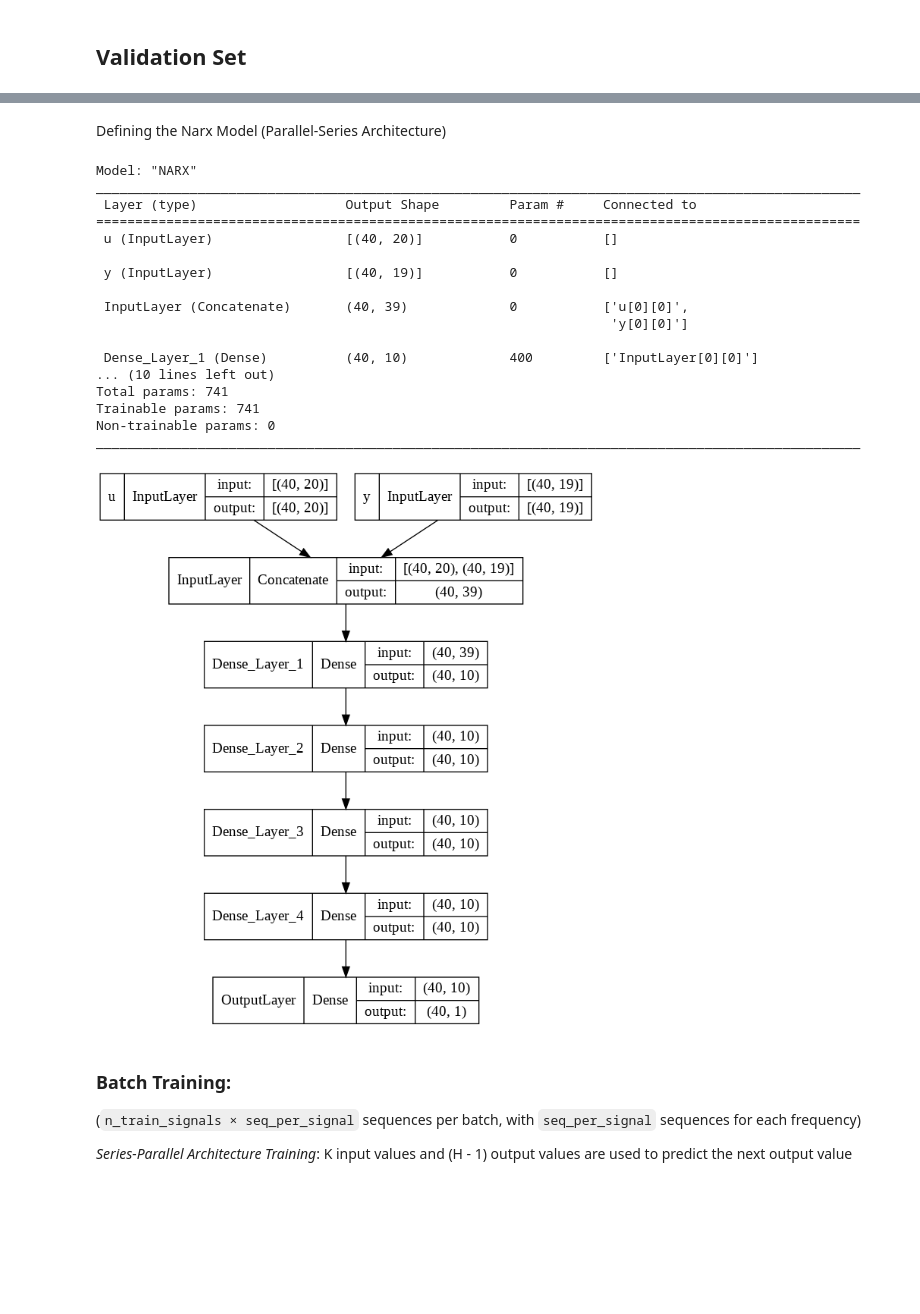
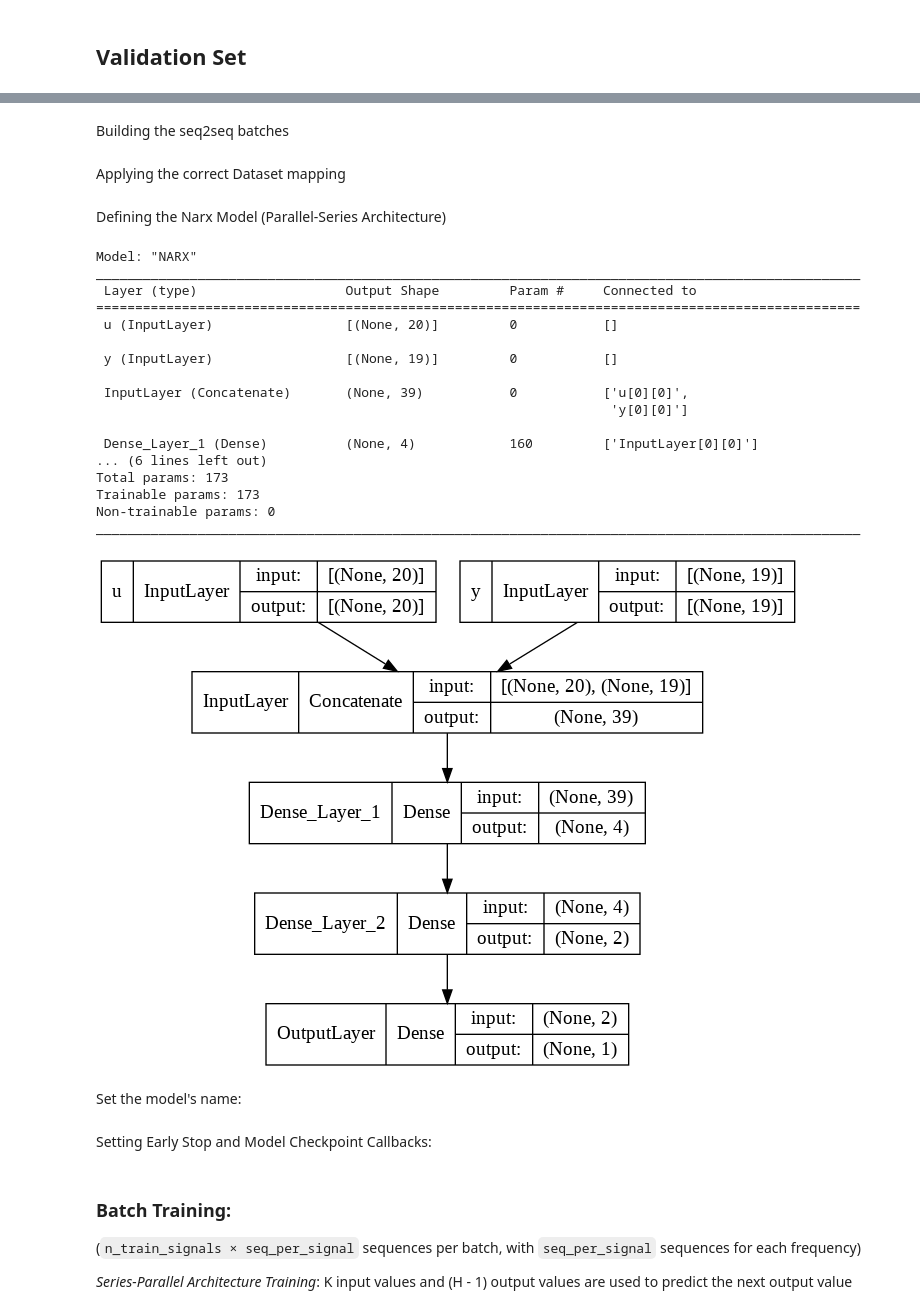
Before and after one commit to olivieromassi/Hysteresis-Modelling-with-Neural-Networks, a Jupyter notebook: NARXModelTraining.ipynb, the cells around one changed output, grey strips where cells are left out. Cells and saved outputs as stored; diff of their text form; code cells hidden in the pictures; blank space fills up the shorter version.

```diff
--- a/NARXModelTraining.ipynb
+++ b/NARXModelTraining.ipynb
@@ -306,0 +345,2 @@ print("Labels batch:" + str(labels))
+# %% [markdown]
+Building the seq2seq batches
@@ -306,0 +350,2 @@ print("Labels batch:" + str(labels))
+# %% [markdown]
+Applying the correct Dataset mapping
@@ -312,53 +363,54 @@ K = 20
 # Number of previous outputs
 H = 20
 
+# Units per layer
+A = [4, 2]
 # Number of layers
-L = 4
-# Units per layer
-A = [10, 10, 10, 10]
+L = len(A)
 
-train_batch_size = n_train_signals * seq_per_signal
+#train_batch_size = n_train_signals * seq_per_signal
+train_batch_size = None
 
 u = tf.keras.layers.Input(shape=(K), batch_size=train_batch_size, name='u')
 y = tf.keras.layers.Input(shape=(H-1), batch_size=train_batch_size, name='y')
 
 concatenate = tf.keras.layers.concatenate([u, y], name='InputLayer', axis=-1)
 
 for i in range(L):
     if i == 0:
         layer = tf.keras.layers.Dense(units=A[i],
                                       activation="tanh",
                                       name=f'Dense_Layer_{i+1}')(concatenate)
     else:
         layer = tf.keras.layers.Dense(units=A[i],
                                       activation="tanh",
                                       name=f'Dense_Layer_{i+1}')(layer)
 
 outputs = tf.keras.layers.Dense(1, activation='linear', name='OutputLayer')(layer)
 
 model = tf.keras.Model(inputs=[u, y], outputs=outputs, name='NARX')
 model.summary()
 
 tf.keras.utils.plot_model(model, show_shapes=True)
 # %% [output]
 Model: "NARX"
 __________________________________________________________________________________________________
  Layer (type)                   Output Shape         Param #     Connected to
 ==================================================================================================
- u (InputLayer)                 [(40, 20)]           0           []
+ u (InputLayer)                 [(None, 20)]         0           []
 
- y (InputLayer)                 [(40, 19)]           0           []
+ y (InputLayer)                 [(None, 19)]         0           []
 
- InputLayer (Concatenate)       (40, 39)             0           ['u[0][0]',
+ InputLayer (Concatenate)       (None, 39)           0           ['u[0][0]',
                                                                   'y[0][0]']
 
- Dense_Layer_1 (Dense)          (40, 10)             400         ['InputLayer[0][0]']
-... (10 lines left out)
-Total params: 741
-Trainable params: 741
+ Dense_Layer_1 (Dense)          (None, 4)            160         ['InputLayer[0][0]']
+... (6 lines left out)
+Total params: 173
+Trainable params: 173
 Non-trainable params: 0
 __________________________________________________________________________________________________
-[figure, old version]
+[figure, new version]
 # %%
 # Optimization parameters
 
@@ -373,3 +425,5 @@ metrics = [tf.metrics.MeanAbsoluteError(), tf.metrics.RootMeanSquaredError()]
 # %%
 # Compile Model
 model.compile(loss=loss, optimizer=optimizer, metrics=metrics)
+# %% [markdown]
+Set the model's name:
@@ -375,0 +432,2 @@ model.compile(loss=loss, optimizer=optimizer, metrics=metrics)
+# %% [markdown]
+Setting Early Stop and Model Checkpoint Callbacks:
```
Also changed, not shown: parts of 67 cells of this notebook.
